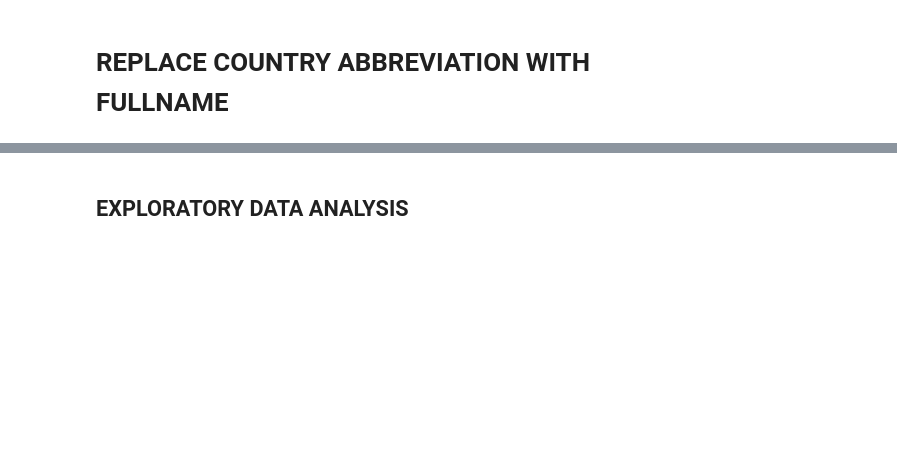
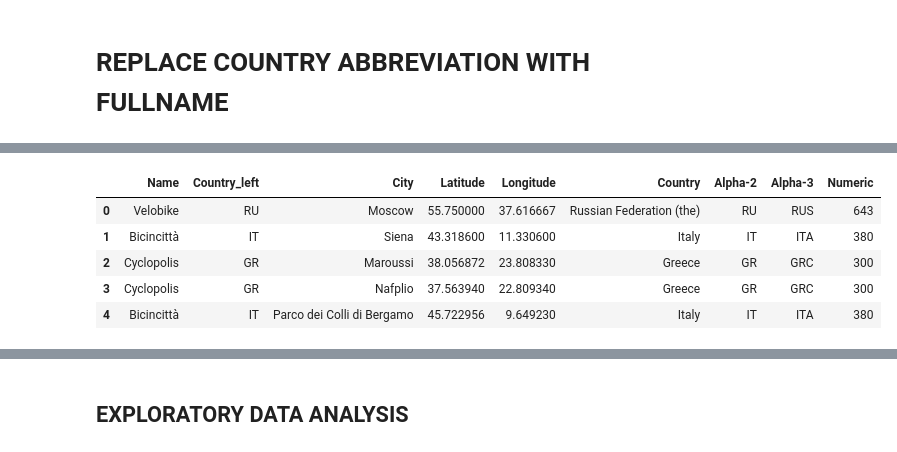
Before and after one commit to AduragbemiOyinlola/CityBike-API, a Jupyter notebook: citybike.ipynb, the cells around one changed output, grey strips where cells are left out. Cells and saved outputs as stored; diff of their text form; code cells hidden in the pictures; blank space fills up the shorter version.

Commit message:
Merged datasets

```diff
--- a/citybike.ipynb
+++ b/citybike.ipynb
@@ -66,7 +66,7 @@ responseFilter['networks'][:5]
 ## **PUT INFORMATION INTO A TABLE**
 # %%
 # create main dataframe
-bikeData = pd.DataFrame()
+bike = pd.DataFrame()
 
 # loop through the JSON formatted data
 for i in range(len(responseFilter['networks'])):
@@ -82,9 +82,9 @@ for i in range(len(responseFilter['networks'])):
     )
 
     # concatenate the temporary dataframe with the earlier created dataframe
-    bikeData = pd.concat([bikeData, temp], ignore_index=True)
+    bike = pd.concat([bike, temp], ignore_index=True)
 
-bikeData.head()
+bike.head()
 # %% [output]
 |  | Name | Country | City | Latitude | Longitude |
 | 0 | Velobike | RU | Moscow | 55.750000 | 37.616667 |
@@ -131,0 +132,10 @@ country.head()
+# %%
+bike = pd.merge(bike, countryFullName, left_on='Country', right_on='Alpha-2', how='inner', suffixes=['_left', ''])
+bike.head()
+# %% [output]
+|  | Name | Country_left | City | Latitude | Longitude | Country | Alpha-2 | Alpha-3 | Numeric |
+| 0 | Velobike | RU | Moscow | 55.750000 | 37.616667 | Russian Federation (the) | RU | RUS | 643 |
+| 1 | Bicincittà | IT | Siena | 43.318600 | 11.330600 | Italy | IT | ITA | 380 |
+| 2 | Cyclopolis | GR | Maroussi | 38.056872 | 23.808330 | Greece | GR | GRC | 300 |
+| 3 | Cyclopolis | GR | Nafplio | 37.563940 | 22.809340 | Greece | GR | GRC | 300 |
+| 4 | Bicincittà | IT | Parco dei Colli di Bergamo | 45.722956 | 9.649230 | Italy | IT | ITA | 380 |
```
Also changed, not shown: parts of 10 cells of this notebook.
